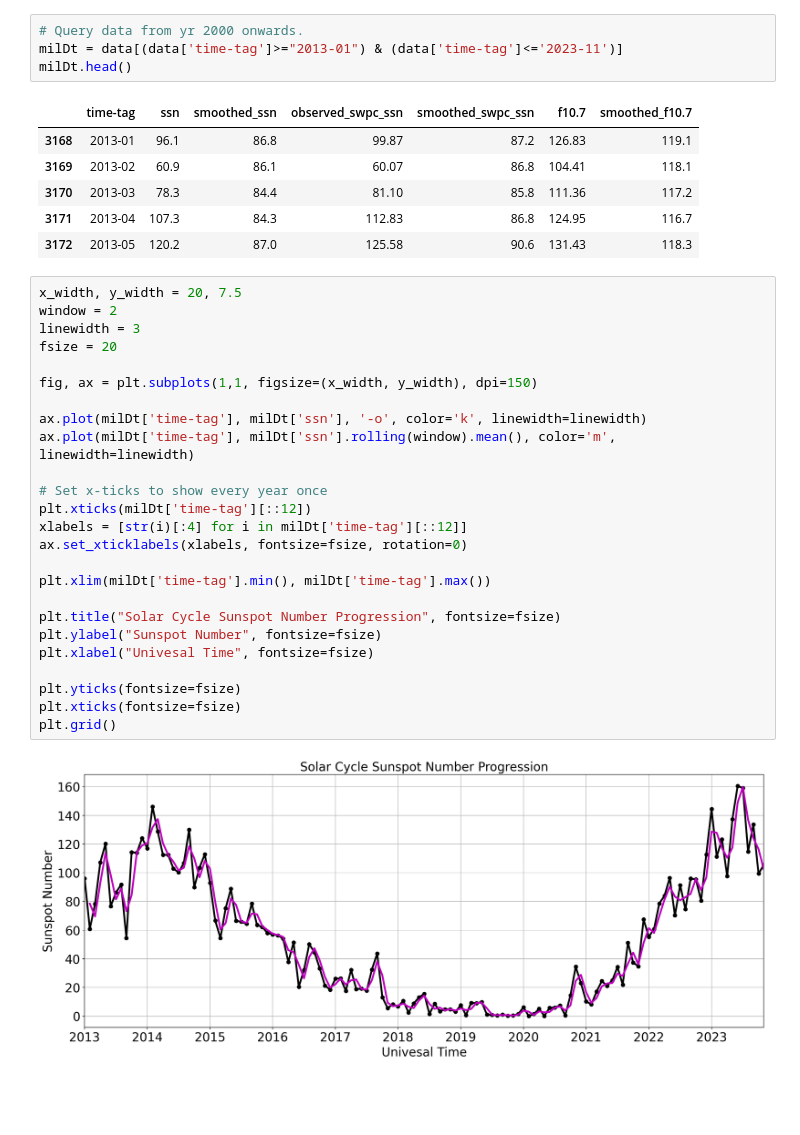
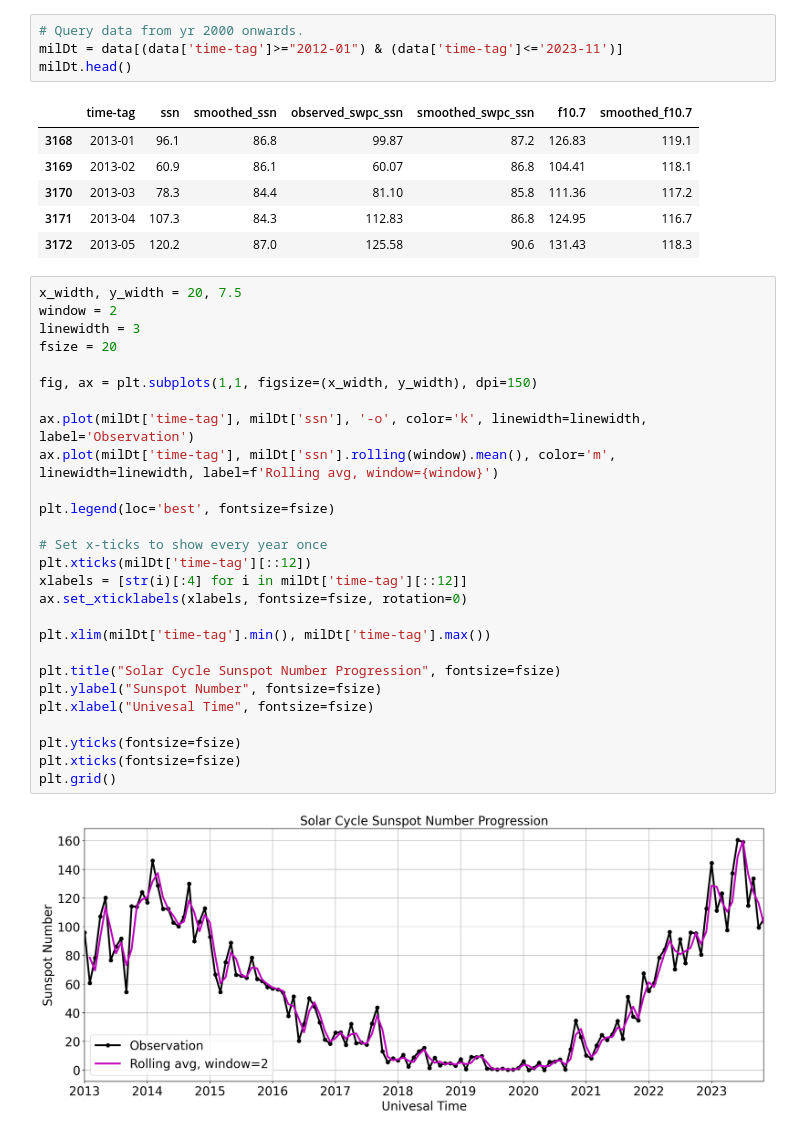
Before and after one commit to levetation/spaceweather, a Jupyter notebook: solarcycleProgression.ipynb, the cells around one changed output. Cells and saved outputs as stored; diff of their text form; blank space fills up the shorter version.

Commit message:
Graph updates

```diff
--- a/solarcycleProgression.ipynb
+++ b/solarcycleProgression.ipynb
@@ -26,7 +26,7 @@ data.head()
 | 4 | 1749-05 | 141.7 | -1.0 | -1.0 | -1.0 | -1.0 | -1.0 |
 # %%
 # Query data from yr 2000 onwards.
-milDt = data[(data['time-tag']>="2013-01") & (data['time-tag']<='2023-11')]
+milDt = data[(data['time-tag']>="2012-01") & (data['time-tag']<='2023-11')]
 milDt.head()
 # %% [output]
 |  | time-tag | ssn | smoothed_ssn | observed_swpc_ssn | smoothed_swpc_ssn | f10.7 | smoothed_f10.7 |
@@ -38,27 +38,29 @@ milDt.head()
 # %%
 x_width, y_width = 20, 7.5
 window = 2
 linewidth = 3
 fsize = 20
 
 fig, ax = plt.subplots(1,1, figsize=(x_width, y_width), dpi=150)
 
-ax.plot(milDt['time-tag'], milDt['ssn'], '-o', color='k', linewidth=linewidth)
-ax.plot(milDt['time-tag'], milDt['ssn'].rolling(window).mean(), color='m', linewidth=linewidth)
+ax.plot(milDt['time-tag'], milDt['ssn'], '-o', color='k', linewidth=linewidth, label='Observation')
+ax.plot(milDt['time-tag'], milDt['ssn'].rolling(window).mean(), color='m', linewidth=linewidth, label=f'Rolling avg, window={window}')
+
+plt.legend(loc='best', fontsize=fsize)
 
 # Set x-ticks to show every year once
 plt.xticks(milDt['time-tag'][::12])
 xlabels = [str(i)[:4] for i in milDt['time-tag'][::12]]
 ax.set_xticklabels(xlabels, fontsize=fsize, rotation=0)
 
 plt.xlim(milDt['time-tag'].min(), milDt['time-tag'].max())
 
 plt.title("Solar Cycle Sunspot Number Progression", fontsize=fsize)
 plt.ylabel("Sunspot Number", fontsize=fsize)
 plt.xlabel("Univesal Time", fontsize=fsize)
 
 plt.yticks(fontsize=fsize)
 plt.xticks(fontsize=fsize)
 plt.grid()
 # %% [output]
-[figure, old version]
+[figure, new version]
```
